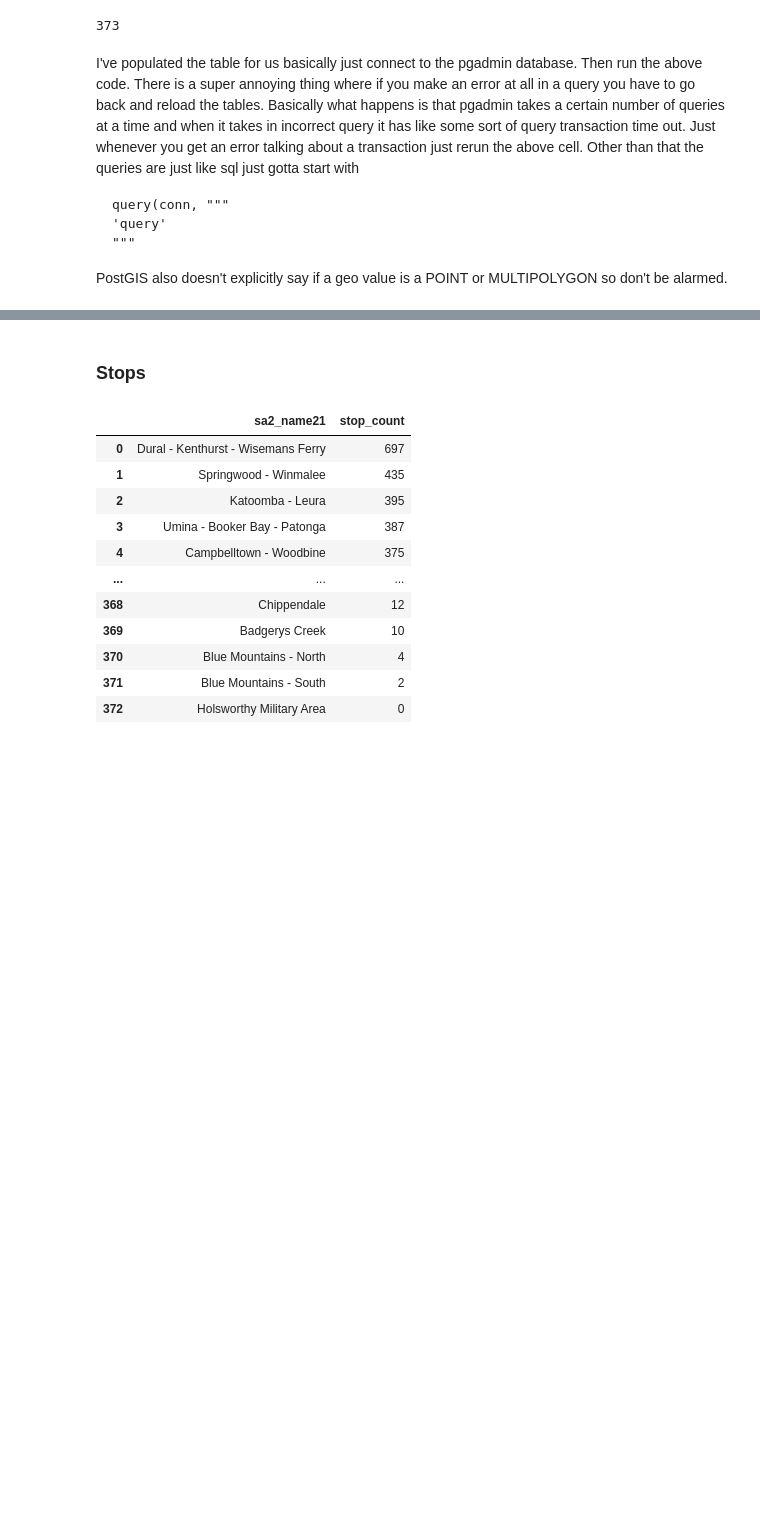
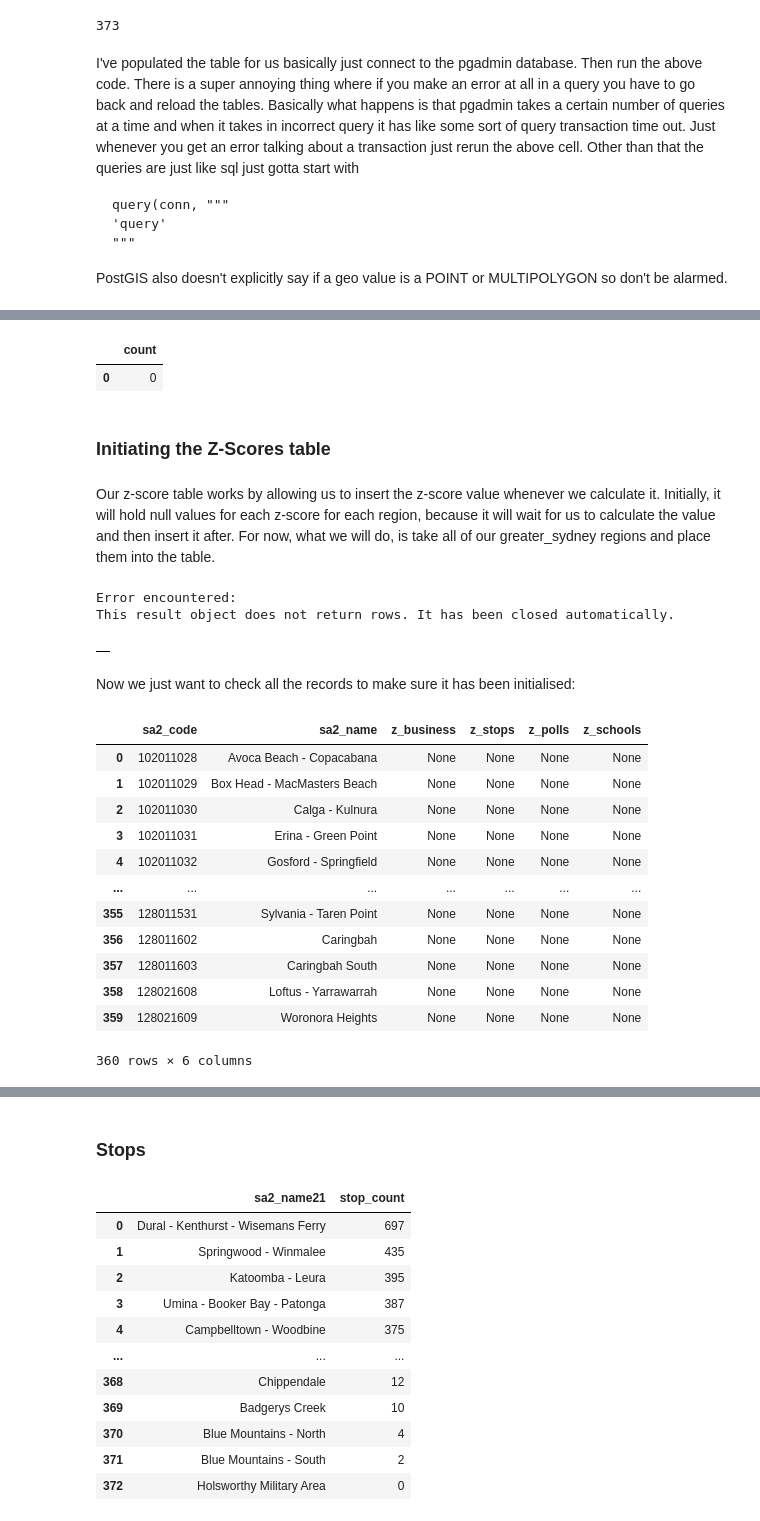
Before and after one commit to infernocadet/greater-sydney-analysis, a Jupyter notebook: Greater Sydney Analysis.ipynb, the cells around one changed output, grey strips where cells are left out. Drawn from its saved outputs; the diff is of its cells as text; code cells hidden in the pictures; blank space fills up the shorter version.

```diff
--- a/Greater Sydney Analysis.ipynb
+++ b/Greater Sydney Analysis.ipynb
@@ -1730,0 +1831,45 @@ PostGIS also doesn't explicitly say if a geo value is a POINT or MULTIPOLYGON so
+# %%
+query(conn, """
+SELECT COUNT(*)
+FROM greater_sydney_regions g
+JOIN population p on (p.sa2_code = g.sa2_code21)
+WHERE p.total_people < 100;
+""")
+# %% [output]
+|  | count |
+| 0 | 0 |
+# %% [markdown]
+### Initiating the Z-Scores table
+# %% [markdown]
+Our z-score table works by allowing us to insert the z-score value whenever we calculate it. Initially, it will hold null values for each z-score for each region, because it will wait for us to calculate the value and then insert it after. For now, what we will do, is take all of our greater_sydney regions and place them into the table.
+# %%
+query(conn, """
+INSERT INTO z_scores (sa2_code, sa2_name)
+SELECT sa2_code21, sa2_name21
+FROM greater_sydney_regions;
+""")
+# %% [output]
+Error encountered:
+This result object does not return rows. It has been closed automatically.
+|  |
+# %% [markdown]
+Now we just want to check all the records to make sure it has been initialised:
+# %%
+query(conn, """
+SELECT *
+FROM z_scores;
+""")
+# %% [output]
+|  | sa2_code | sa2_name | z_business | z_stops | z_polls | z_schools |
+| 0 | 102011028 | Avoca Beach - Copacabana | None | None | None | None |
+| 1 | 102011029 | Box Head - MacMasters Beach | None | None | None | None |
+| 2 | 102011030 | Calga - Kulnura | None | None | None | None |
+| 3 | 102011031 | Erina - Green Point | None | None | None | None |
+| 4 | 102011032 | Gosford - Springfield | None | None | None | None |
+| ... | ... | ... | ... | ... | ... | ... |
+| 355 | 128011531 | Sylvania - Taren Point | None | None | None | None |
+| 356 | 128011602 | Caringbah | None | None | None | None |
+| 357 | 128011603 | Caringbah South | None | None | None | None |
+| 358 | 128021608 | Loftus - Yarrawarrah | None | None | None | None |
+| 359 | 128021609 | Woronora Heights | None | None | None | None |
+360 rows × 6 columns
```
Also changed, not shown: parts of 32 cells of this notebook, 2 other files.
